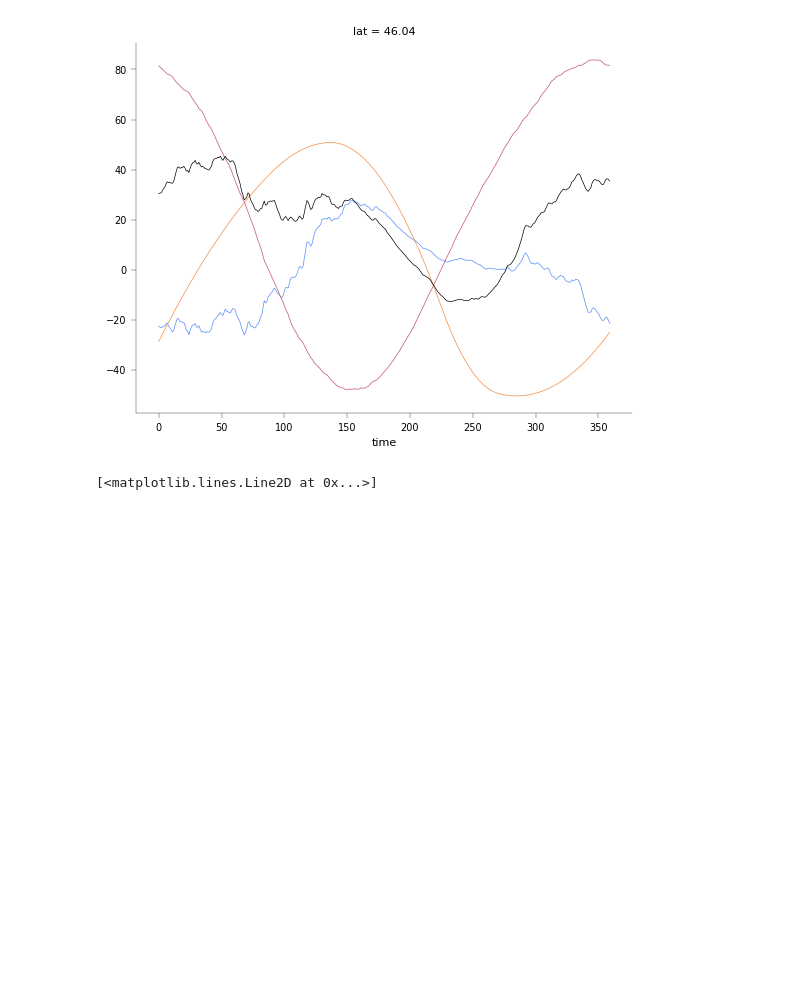
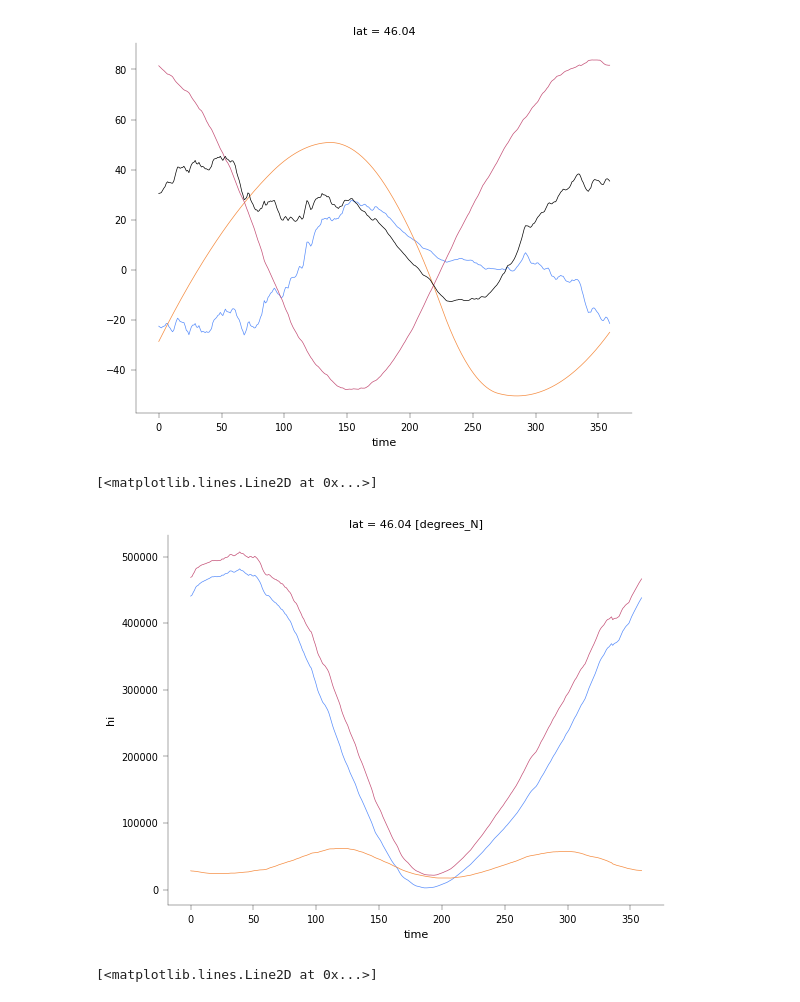
Before and after one commit to jduffield65/Isca, a Jupyter notebook: jobs/thesis_season/meridional_advection.ipynb, the cells around one changed output. Saved outputs shown, nothing was run; the diff lists cells and outputs as text; code cells hidden in the pictures; blank space fills up the shorter version.

```diff
--- a/jobs/thesis_season/meridional_advection.ipynb
+++ b/jobs/thesis_season/meridional_advection.ipynb
@@ -51,10 +70,30 @@ ax_linewidth = plt.rcParams['axes.linewidth']
 # exp_name = [f"thesis_season/column/depth={i}/wind_moist" for i in [5, 20]]
 exp_name = 'tau_sweep/aquaplanet/depth=1/k=1'
 # exp_name = [f"thesis_season/column/depth={i}/no_wind_dry_long_output" for i in [5, 20]]
-vars_keep = ['temp', 'ps', 'sphum', 'vcomp', 'olr', 'swdn_toa', 'swdn_sfc', 'lwdn_sfc', 'lwup_sfc', 'flux_t', 'flux_lhe', 't_surf', 'height']
+vars_keep = ['temp', 'ps', 'sphum', 'vcomp', 'olr', 'swdn_toa', 'swdn_sfc', 'lwdn_sfc', 'lwup_sfc', 'flux_t',
+             'flux_lhe', 't_surf', 'height']
 lat_min = 30
 lat_max = 90
 ds_base = isca_tools.load_dataset(exp_name, first_month_file=25).sel(lat=slice(lat_min, lat_max))
 ds_base = ds_base[vars_keep]
-ds = utils.get_annual_zonal_mean(ds_base)       # also smooths by 50 days
-ds = ds.load()
+ds_base = timed_step("Load ds_base into memory", lambda: ds_base.load())
+# MSE transport flux, remember 1000 times as to convert from kJ/kg
+ds_base['dse_transport_flux'] = mass_weighted_vertical_integral(
+    ds_base.vcomp * moist_static_energy(ds_base.temp, 0 * ds_base.sphum, ds_base.height),
+    ds_base.pfull * 100, norm=False, lev_dim="pfull") * 1000
+ds_base['q_transport_flux'] = mass_weighted_vertical_integral(
+    ds_base.vcomp * moist_static_energy(0 * ds_base.temp, ds_base.sphum, 0 * ds_base.height),
+    ds_base.pfull * 100, norm=False, lev_dim="pfull") * 1000
+ds_base['mse_transport_flux'] = mass_weighted_vertical_integral(
+    ds_base.vcomp * moist_static_energy(ds_base.temp, ds_base.sphum, ds_base.height),
+    ds_base.pfull * 100, norm=False, lev_dim="pfull") * 1000
+
+# Compute tendency at each lon, and year
+ds_base['mse_int'] = mass_weighted_vertical_integral(moist_static_energy(ds_base.temp, ds_base.sphum, ds_base.height),
+                                                     ds_base.pfull * 100, norm=False, lev_dim="pfull") * 1000
+ds_base['mse_no_z_int'] = mass_weighted_vertical_integral(
+    moist_static_energy(ds_base.temp, ds_base.sphum, 0 * ds_base.height),
+    ds_base.pfull * 100, norm=False, lev_dim="pfull") * 1000
+ds_base = ds_base.sel(pfull=np.inf, method='nearest')  # don't need vertical dimension anymore after the above integrals
+ds = utils.get_annual_zonal_mean(ds_base)  # also smooths by 50 days
+ds = timed_step("Load ds into memory", lambda: ds.load())
@@ -344,4 +444,18 @@ dmse_dt_use = get_dmse_dt_xr(ds_use.temp, ds_use.sphum, ds_use.height, ds_use.pf
 flux_rhs = frierson_atmospheric_heating(ds_use, albedo) + ds_use.flux_t + ds_use.flux_lhe
+# %%
+var = mass_weighted_vertical_integral(ds_use.vcomp * moist_static_energy(ds_use.temp, 0 * ds_use.sphum, ds_use.height),
+                                      ds_use.pfull * 100, norm=False, lev_dim="pfull")
+utils.get_annual_zonal_mean(xr.Dataset({'hi': var})).hi.plot()
+var = mass_weighted_vertical_integral(
+    ds_use.vcomp * moist_static_energy(0 * ds_use.temp, ds_use.sphum, 0 * ds_use.height),
+    ds_use.pfull * 100, norm=False, lev_dim="pfull")
+utils.get_annual_zonal_mean(xr.Dataset({'hi': var})).hi.plot()
+var = mass_weighted_vertical_integral(ds_use.vcomp * moist_static_energy(ds_use.temp, ds_use.sphum, ds_use.height),
+                                      ds_use.pfull * 100, norm=False, lev_dim="pfull")
+utils.get_annual_zonal_mean(xr.Dataset({'hi': var})).hi.plot()
+# %% [output]
+[<matplotlib.lines.Line2D at 0x...>]
+[figure, added]
 # %%
 dmse_dt_use.isel(lon=3).plot()
 dmse_dt_use.isel(lon=2).plot()
```
Also changed, not shown: parts of 26 cells of this notebook, 10 other files.
